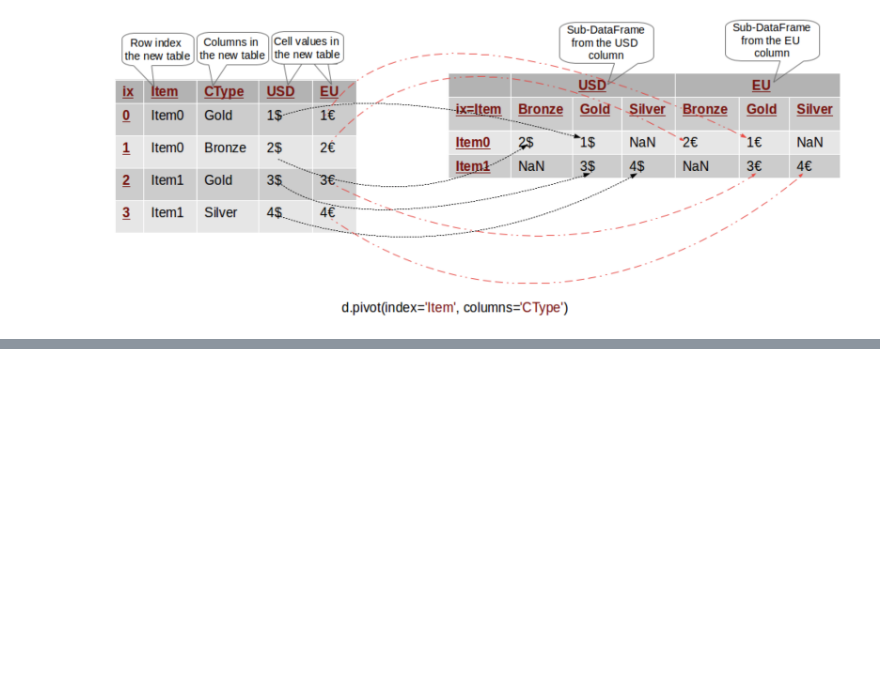
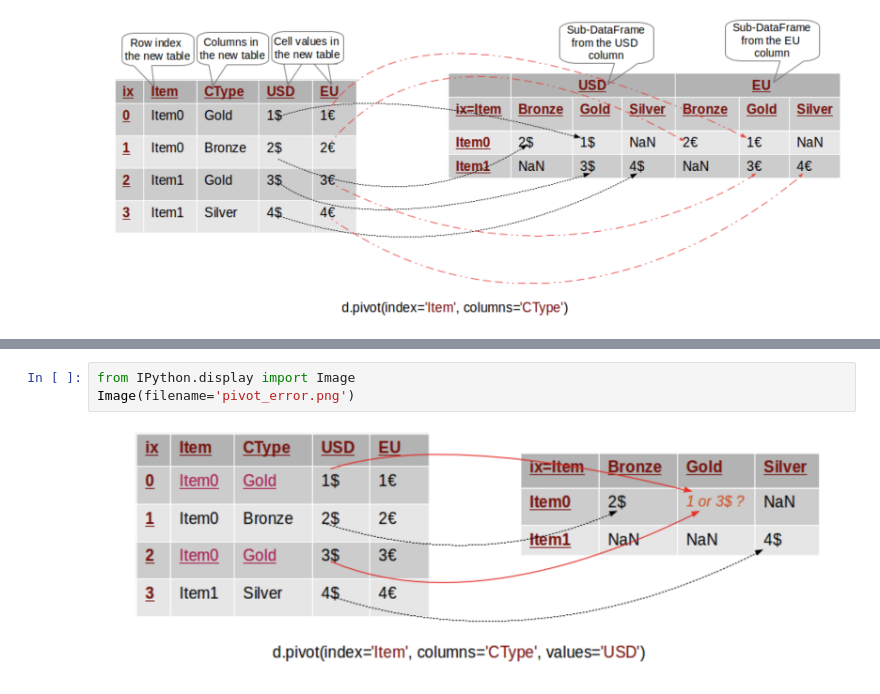
Before and after one commit to pignuante/python_pandas, a Jupyter notebook: 판다스 기초/Pandas Pivot로 재배치.ipynb, the cells around one changed output, grey strips where cells are left out. Cells and saved outputs as stored; diff of their text form; blank space fills up the shorter version.

```diff
--- a/판다스 기초/Pandas Pivot로 재배치.ipynb
+++ b/판다스 기초/Pandas Pivot로 재배치.ipynb
@@ -117,0 +130,5 @@ Image(filename='pivot_multiindex.png')
+# %%
+from IPython.display import Image
+Image(filename='pivot_error.png')
+# %% [output]
+[figure, added]
```
Also changed, not shown: parts of 17 cells of this notebook, 2 other files.
